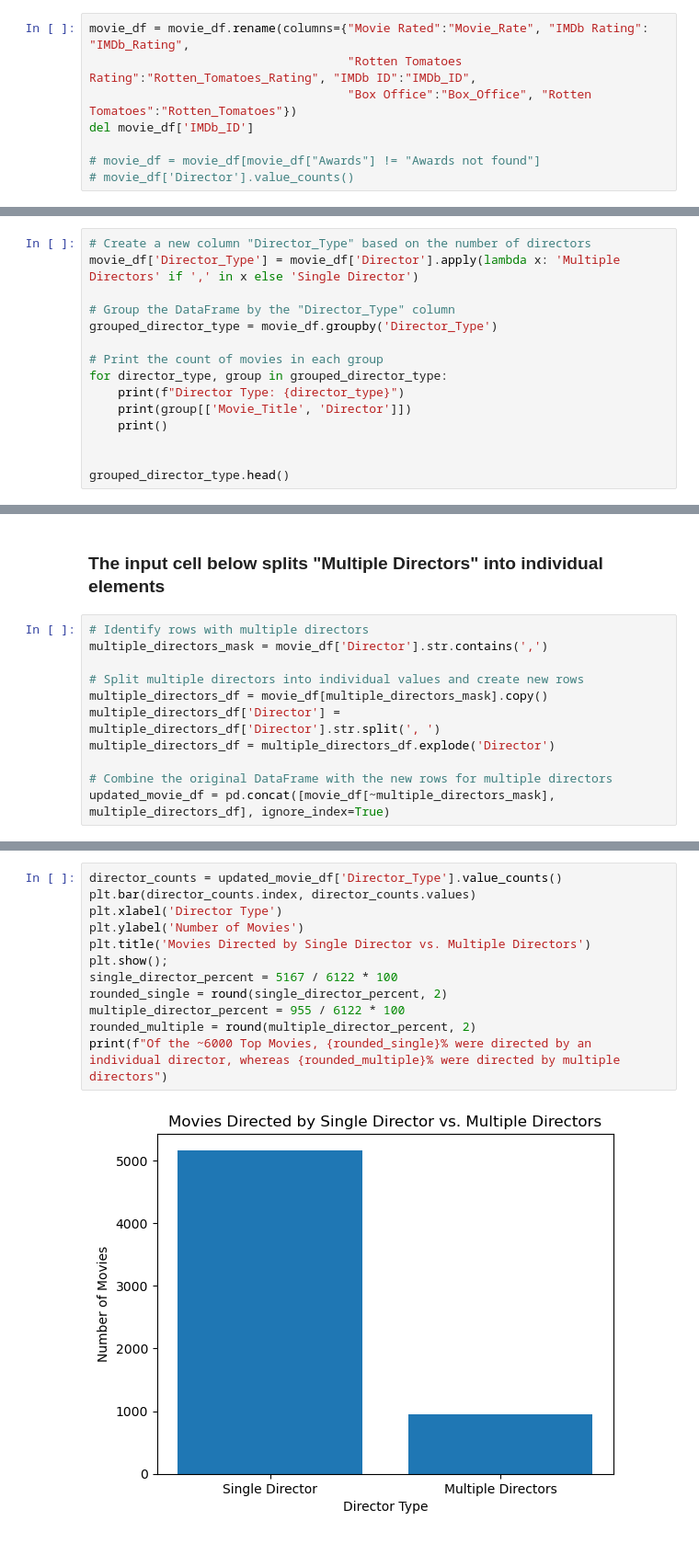
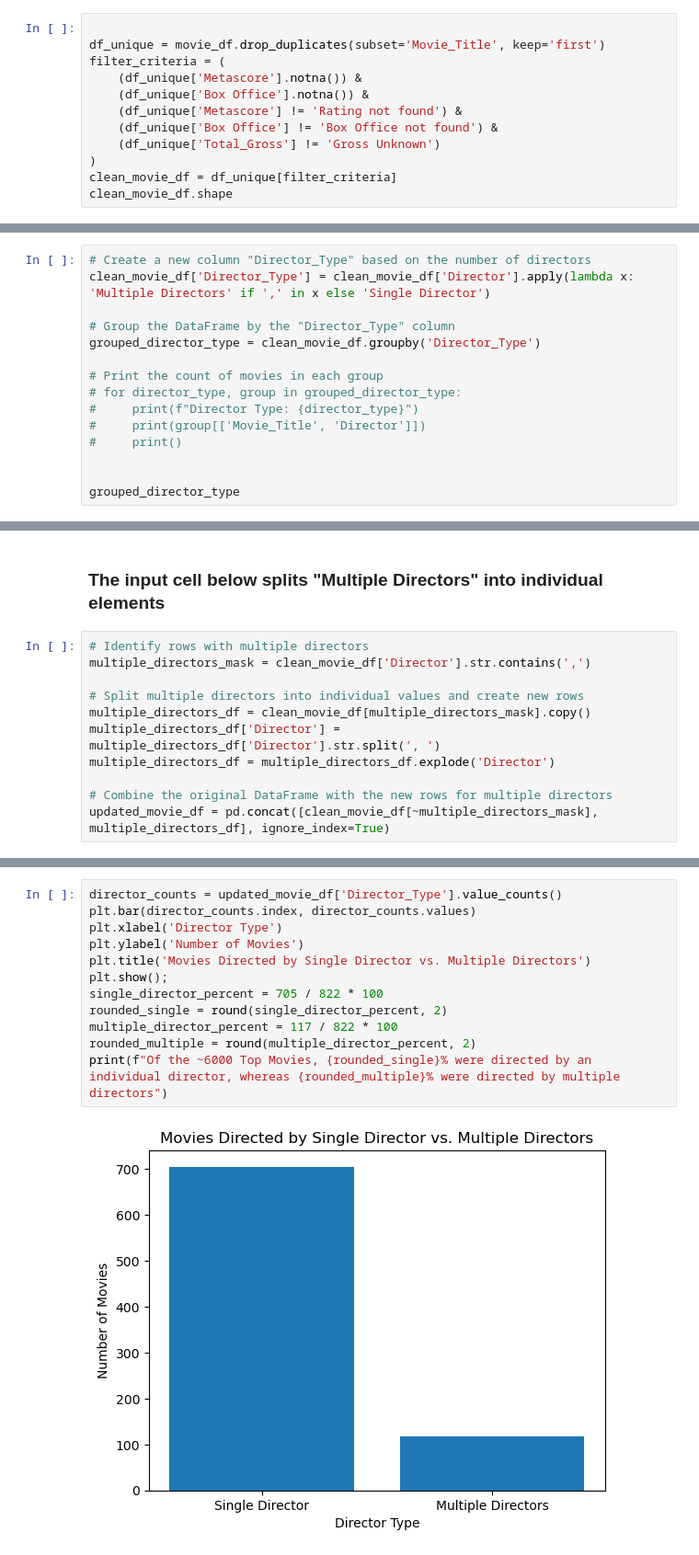
Before and after one commit to jvwastaken/Blockbuster-Breakdown, a Jupyter notebook: JV_Analysis/director_datatset.ipynb, the cells around one changed output, grey strips where cells are left out. Shown at 92% size. Cells and saved outputs as stored; diff of their text form.

```diff
--- a/JV_Analysis/director_datatset.ipynb
+++ b/JV_Analysis/director_datatset.ipynb
@@ -16,11 +18,15 @@ movie_df.head()
 | 2 | The Lord of the Rings: The Return... | 2003 | Peter Jackson | Elijah Wood, Viggo Mortensen, Ian... | 9.0 | 201 | U | $377.85M | Action | ... |
 | 3 | Inception | 2010 | Christopher Nolan | Leonardo DiCaprio, Joseph Gordon-... | 8.8 | 148 | UA | $292.58M | Action | ... |
 | 4 | The Lord of the Rings: The Two To... | 2002 | Peter Jackson | Elijah Wood, Ian McKellen, Viggo ... | 8.8 | 179 | UA | $342.55M | Action | ... |
-# %%
-movie_df = movie_df.rename(columns={"Movie Rated":"Movie_Rate", "IMDb Rating": "IMDb_Rating",
-                                    "Rotten Tomatoes Rating":"Rotten_Tomatoes_Rating", "IMDb ID":"IMDb_ID",
-                                    "Box Office":"Box_Office", "Rotten Tomatoes":"Rotten_Tomatoes"})
-del movie_df['IMDb_ID']
-
-# movie_df = movie_df[movie_df["Awards"] != "Awards not found"]
-# movie_df['Director'].value_counts()
+# %%
+
+df_unique = movie_df.drop_duplicates(subset='Movie_Title', keep='first')
+filter_criteria = (
+    (df_unique['Metascore'].notna()) &
+    (df_unique['Box Office'].notna()) &
+    (df_unique['Metascore'] != 'Rating not found') &
+    (df_unique['Box Office'] != 'Box Office not found') &
+    (df_unique['Total_Gross'] != 'Gross Unknown')
+)
+clean_movie_df = df_unique[filter_criteria]
+clean_movie_df.shape
@@ -28,16 +36,16 @@ del movie_df['IMDb_ID']
 ### The input cell below groups the data by "Single Director" and "Multiple Directors"
 # %%
 # Create a new column "Director_Type" based on the number of directors
-movie_df['Director_Type'] = movie_df['Director'].apply(lambda x: 'Multiple Directors' if ',' in x else 'Single Director')
+clean_movie_df['Director_Type'] = clean_movie_df['Director'].apply(lambda x: 'Multiple Directors' if ',' in x else 'Single Director')
 
 # Group the DataFrame by the "Director_Type" column
-grouped_director_type = movie_df.groupby('Director_Type')
+grouped_director_type = clean_movie_df.groupby('Director_Type')
 
 # Print the count of movies in each group
-for director_type, group in grouped_director_type:
-    print(f"Director Type: {director_type}")
-    print(group[['Movie_Title', 'Director']])
-    print()
+# for director_type, group in grouped_director_type:
+#     print(f"Director Type: {director_type}")
+#     print(group[['Movie_Title', 'Director']])
+#     print()
 
 
-grouped_director_type.head()
+grouped_director_type
@@ -45,12 +60,12 @@ grouped_director_type.head()
 ### The input cell below splits "Multiple Directors" into individual elements
 # %%
 # Identify rows with multiple directors
-multiple_directors_mask = movie_df['Director'].str.contains(',')
+multiple_directors_mask = clean_movie_df['Director'].str.contains(',')
 
 # Split multiple directors into individual values and create new rows
-multiple_directors_df = movie_df[multiple_directors_mask].copy()
+multiple_directors_df = clean_movie_df[multiple_directors_mask].copy()
 multiple_directors_df['Director'] = multiple_directors_df['Director'].str.split(', ')
 multiple_directors_df = multiple_directors_df.explode('Director')
 
 # Combine the original DataFrame with the new rows for multiple directors
-updated_movie_df = pd.concat([movie_df[~multiple_directors_mask], multiple_directors_df], ignore_index=True)
+updated_movie_df = pd.concat([clean_movie_df[~multiple_directors_mask], multiple_directors_df], ignore_index=True)
@@ -57,14 +76,14 @@ updated_movie_df = pd.concat([movie_df[~multiple_directors_mask], multiple_direc
 # %%
 director_counts = updated_movie_df['Director_Type'].value_counts()
 plt.bar(director_counts.index, director_counts.values)
 plt.xlabel('Director Type')
 plt.ylabel('Number of Movies')
 plt.title('Movies Directed by Single Director vs. Multiple Directors')
 plt.show();
-single_director_percent = 5167 / 6122 * 100
+single_director_percent = 705 / 822 * 100
 rounded_single = round(single_director_percent, 2)
-multiple_director_percent = 955 / 6122 * 100
+multiple_director_percent = 117 / 822 * 100
 rounded_multiple = round(multiple_director_percent, 2)
 print(f"Of the ~6000 Top Movies, {rounded_single}% were directed by an individual director, whereas {rounded_multiple}% were directed by multiple directors")
 # %% [output]
-[figure, old version]
+[figure, new version]
```
Also changed, not shown: parts of 13 cells of this notebook.
